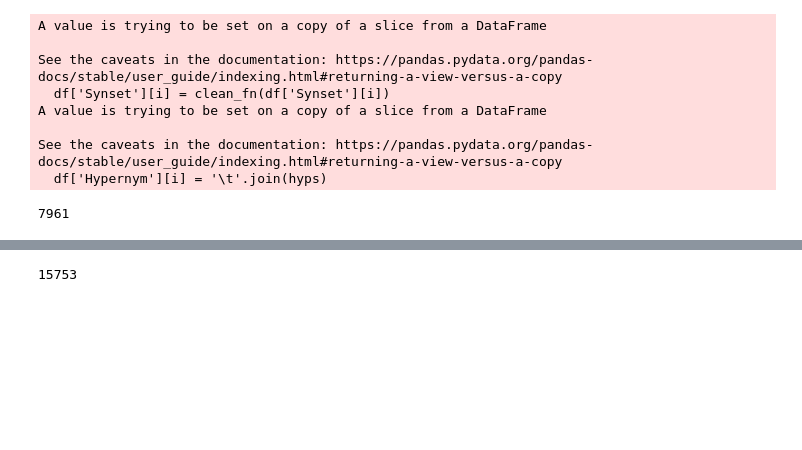
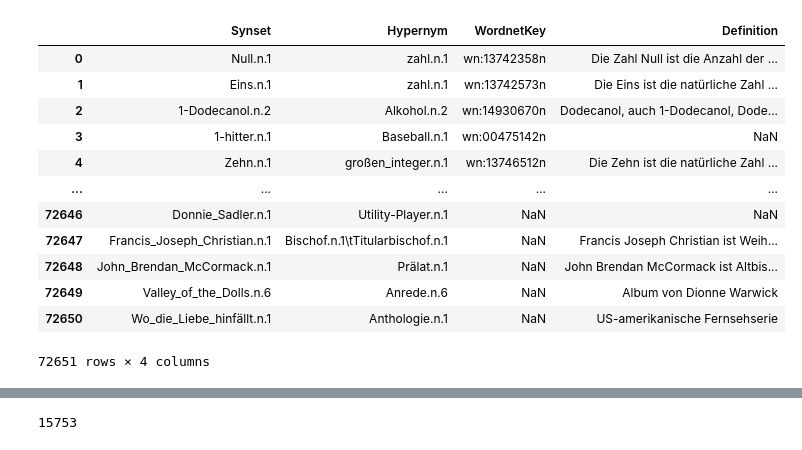
Before and after one commit to VityaVitalich/LLM_Taxonomy, a Jupyter notebook: DataInterface/csv2graph_wn_only.ipynb, the cells around one changed output, grey strips where cells are left out. Saved outputs shown, nothing was run; the diff lists cells and outputs as text; code cells hidden in the pictures; blank space fills up the shorter version.

```diff
--- a/DataInterface/csv2graph_wn_only.ipynb
+++ b/DataInterface/csv2graph_wn_only.ipynb
@@ -115,19 +179,9 @@ def make_clean_graph(in_path, out_path, clean_fn):
 
     nx.write_edgelist(G, out_path, delimiter='\t')
 # %%
-in_path = 'data/full_babel/ru_babel_hyper.csv'
-save_path = 'test_ru_filter.edgelist'
-make_clean_graph(in_path, save_path, clean_ru)
+in_path = 'data/full_babel/de_babel_hyper.csv'
+save_path = 'data/filtered_wnet/de_isa.edgelist'
+make_clean_graph(in_path, save_path, filter_with_wn_de, 'de')
-# %% [output]
-A value is trying to be set on a copy of a slice from a DataFrame
-
-See the caveats in the documentation: https://pandas.pydata.org/pandas-docs/stable/user_guide/indexing.html#returning-a-view-versus-a-copy
-  df['Synset'][i] = clean_fn(df['Synset'][i])
-A value is trying to be set on a copy of a slice from a DataFrame
-
-See the caveats in the documentation: https://pandas.pydata.org/pandas-docs/stable/user_guide/indexing.html#returning-a-view-versus-a-copy
-  df['Hypernym'][i] = '\t'.join(hyps)
-7961
 # %%
 # global_train = []
 # global_test = []
@@ -141,5 +197,21 @@ See the caveats in the documentation: https://pandas.pydata.org/pandas-docs/stab
 # %%
-df = pd.read_csv('data/full_babel/ru_babel_hyper.csv', sep='\t')
+df = pd.read_csv('data/full_babel/de_babel_hyper.csv', sep='\t')
+# %%
+df
+# %% [output]
+|  | Synset | Hypernym | WordnetKey | Definition |
+| 0 | Null.n.1 | zahl.n.1 | wn:13742358n | Die Zahl Null ist die Anzahl der ... |
+| 1 | Eins.n.1 | zahl.n.1 | wn:13742573n | Die Eins ist die natürliche Zahl ... |
+| 2 | 1-Dodecanol.n.2 | Alkohol.n.2 | wn:14930670n | Dodecanol, auch 1-Dodecanol, Dode... |
+| 3 | 1-hitter.n.1 | Baseball.n.1 | wn:00475142n | NaN |
+| 4 | Zehn.n.1 | großen_integer.n.1 | wn:13746512n | Die Zehn ist die natürliche Zahl ... |
+| ... | ... | ... | ... | ... |
+| 72646 | Donnie_Sadler.n.1 | Utility-Player.n.1 | NaN | NaN |
+| 72647 | Francis_Joseph_Christian.n.1 | Bischof.n.1\tTitularbischof.n.1 | NaN | Francis Joseph Christian ist Weih... |
+| 72648 | John_Brendan_McCormack.n.1 | Prälat.n.1 | NaN | John Brendan McCormack ist Altbis... |
+| 72649 | Valley_of_the_Dolls.n.6 | Anrede.n.6 | NaN | Album von Dionne Warwick |
+| 72650 | Wo_die_Liebe_hinfällt.n.1 | Anthologie.n.1 | NaN | US-amerikanische Fernsehserie |
+72651 rows × 4 columns
 # %%
 df1 = df[~df['WordnetKey'].isna()]
 # %%
```
Also changed, not shown: parts of 8 cells of this notebook, 5 other files.
